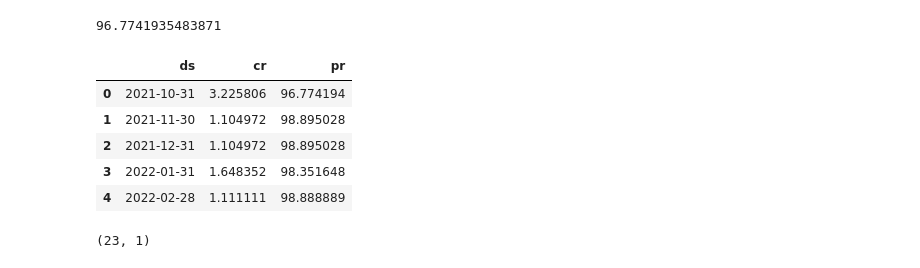
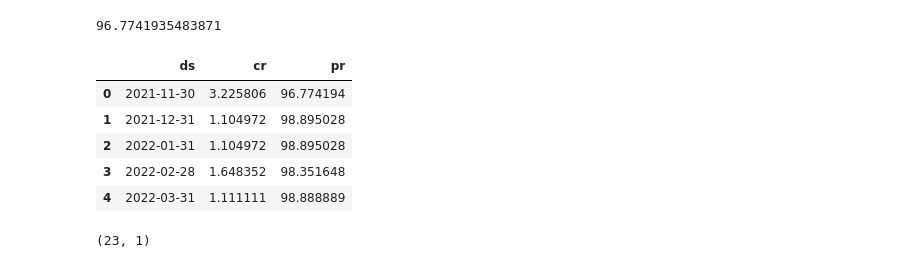
Before and after one commit to IT-Platoon/DashboardSber, a Jupyter notebook: src/notebooks/eda_charts.ipynb, the cells around one changed output. Cells and saved outputs as stored; diff of their text form; code cells hidden in the pictures.

```diff
--- a/src/notebooks/eda_charts.ipynb
+++ b/src/notebooks/eda_charts.ipynb
@@ -154,17 +151,17 @@ series_cols = df_acquiring.columns[df_acquiring.columns.str.contains("клиен
 # %%
 lst_customer_churn_share = [customer_churn_share(df_acquiring, i) for i in range(2, len(series_cols) + 1)]
 lst_customer_survival_rate = [customer_survival_rate(df_acquiring, i) for i in range(2, len(series_cols) + 1)]
 
 df_cr_pr = pd.DataFrame(series_cols[1:], columns=["ds"])
-df_cr_pr['ds'] = pd.to_datetime(df['ds'], format='%Y-%m-%d')
+df_cr_pr['ds'] = pd.to_datetime(data.index[1:], format='%Y-%m-%d')
 df_cr_pr.loc[:, "cr"] = lst_customer_churn_share
 df_cr_pr.loc[:, "pr"] = lst_customer_survival_rate
 df_cr_pr.head()
 # %% [output]
 |  | ds | cr | pr |
-| 0 | 2021-10-31 | 3.225806 | 96.774194 |
-| 1 | 2021-11-30 | 1.104972 | 98.895028 |
-| 2 | 2021-12-31 | 1.104972 | 98.895028 |
-| 3 | 2022-01-31 | 1.648352 | 98.351648 |
-| 4 | 2022-02-28 | 1.111111 | 98.888889 |
+| 0 | 2021-11-30 | 3.225806 | 96.774194 |
+| 1 | 2021-12-31 | 1.104972 | 98.895028 |
+| 2 | 2022-01-31 | 1.104972 | 98.895028 |
+| 3 | 2022-02-28 | 1.648352 | 98.351648 |
+| 4 | 2022-03-31 | 1.111111 | 98.888889 |
 # %%
```
Also changed, not shown: parts of 7 cells of this notebook, 2 other files.
